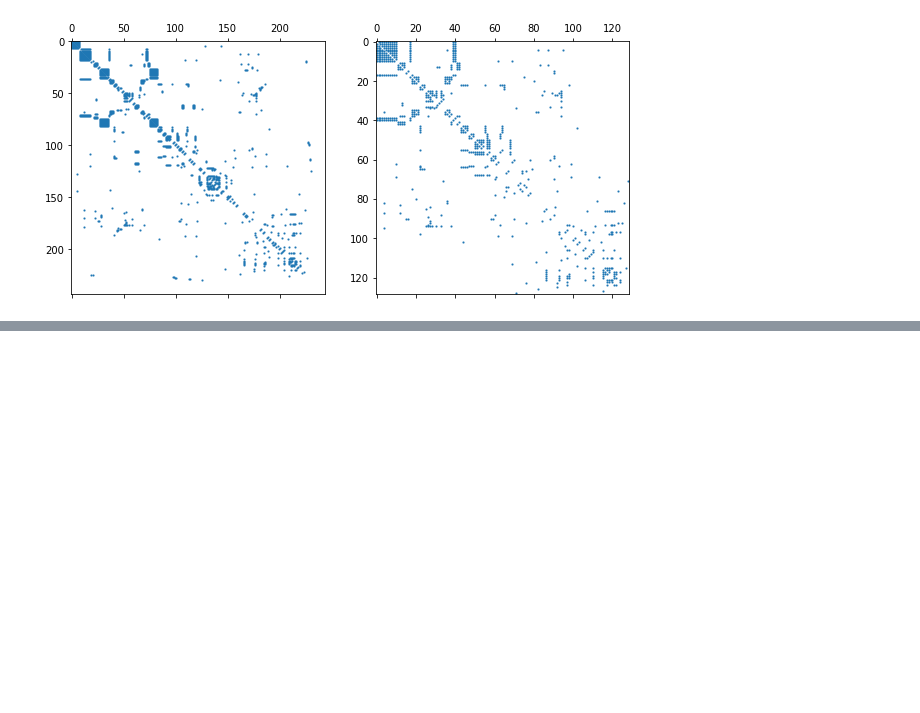
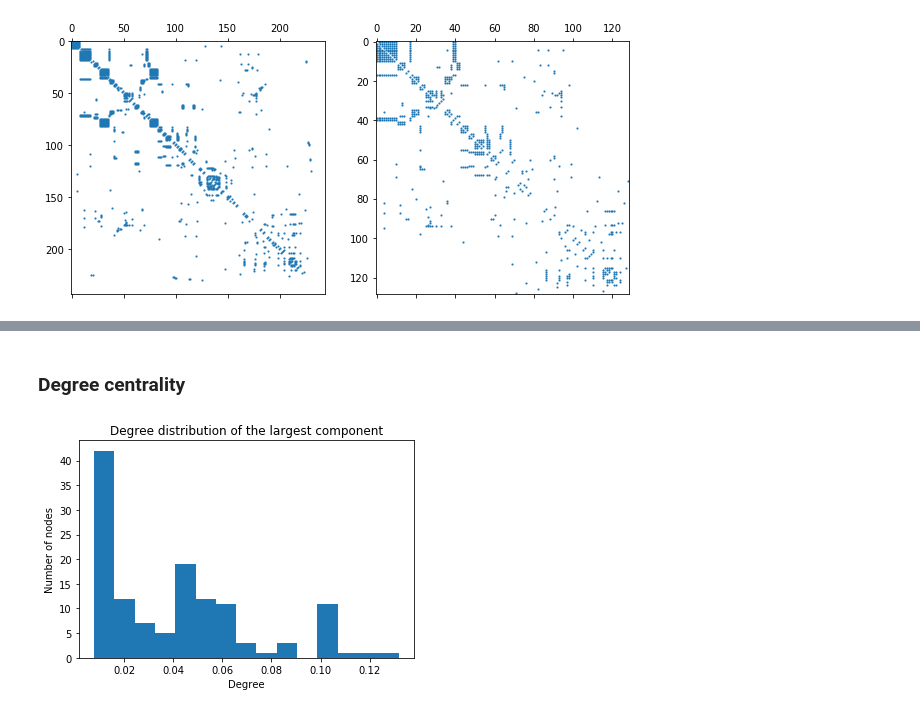
Before and after one commit to Kakavand/EPFL-antiterrorAssignment, a Jupyter notebook: project/give_names_tonodes.ipynb, the cells around one changed output, grey strips where cells are left out. Cells and saved outputs as stored; diff of their text form; code cells hidden in the pictures; blank space fills up the shorter version.

```diff
--- a/project/give_names_tonodes.ipynb
+++ b/project/give_names_tonodes.ipynb
@@ -117,0 +128,11 @@ if display:
+# %% [markdown]
+### Degree centrality
+# %%
+degrees = np.sum(largest_cc_inv,axis=1) / largest_cc_inv.shape[0]
+plt.hist(degrees, bins=15)
+plt.xlabel("Degree")
+plt.ylabel("Number of nodes")
+plt.title("Degree distribution of the largest component")
+plt.show()
+# %% [output]
+[figure, added]
```
Also changed, not shown: parts of 15 cells of this notebook, 2 other files.
